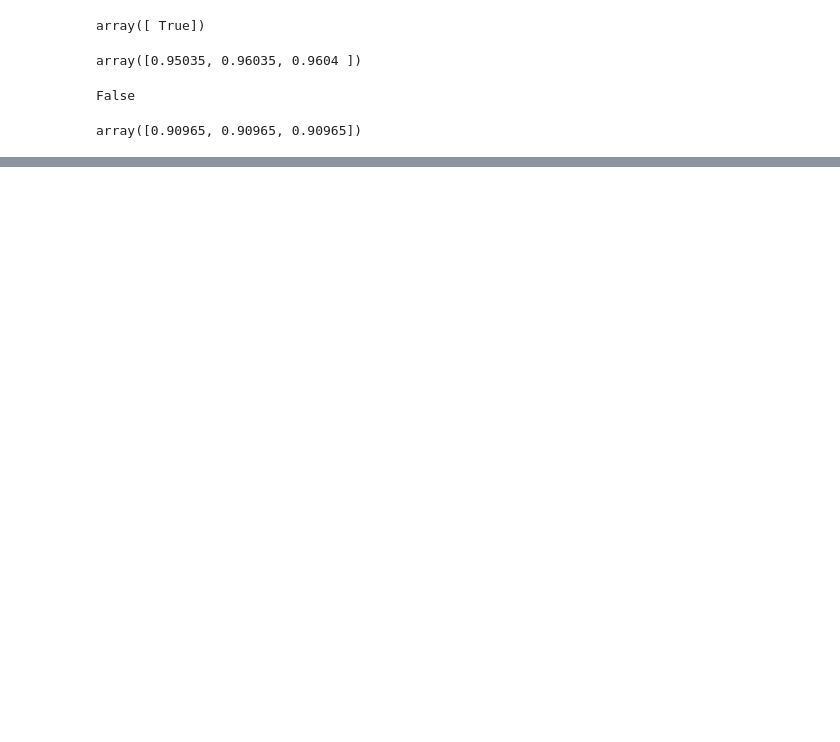
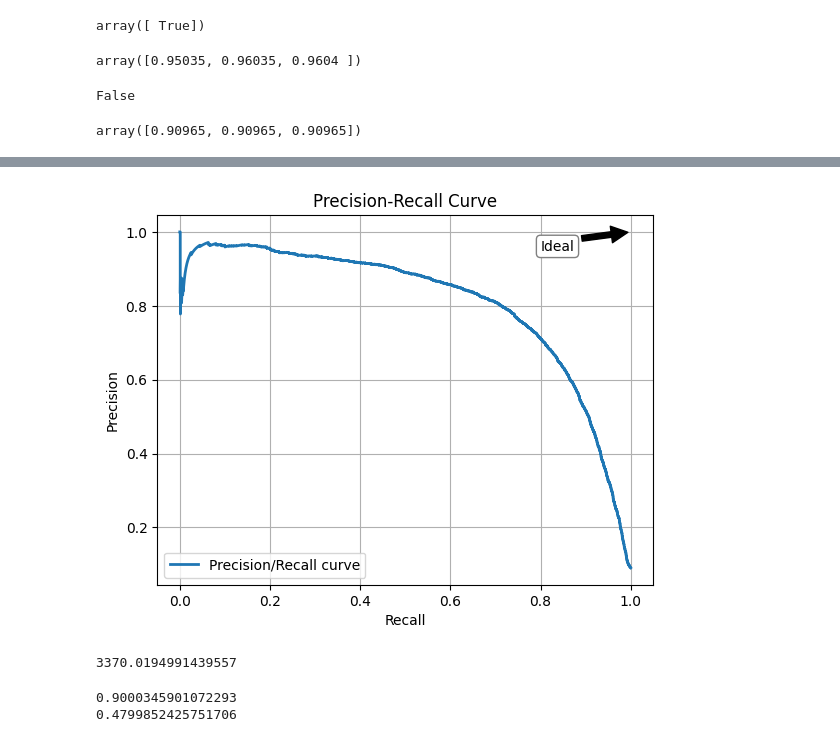
Before and after one commit to sujalcharati/ai-ml, a Jupyter notebook: chapter_3/main.ipynb, the cells around one changed output, grey strips where cells are left out. Drawn from its saved outputs; the diff is of its cells as text; code cells hidden in the pictures; blank space fills up the shorter version.

```diff
--- a/chapter_3/main.ipynb
+++ b/chapter_3/main.ipynb
@@ -99,0 +235,38 @@ array([0.90965, 0.90965, 0.90965])
+# %%
+plt.plot(recalls, precisions, linewidth=2, label="Precision/Recall curve")
+plt.xlabel("Recall")
+plt.ylabel("Precision")
+plt.title("Precision-Recall Curve")
+plt.grid(True)
+plt.legend()
+plt.annotate(
+    "Ideal",
+    xy=(1, 1),
+    xytext=(0.8, 0.95),
+    arrowprops=dict(facecolor='black', shrink=0.05),
+    fontsize=10,
+    bbox=dict(boxstyle="round,pad=0.3", edgecolor="gray", facecolor="white")
+)
+plt.show()
+# %% [output]
+[figure, added]
+# %%
+# use the first such index where you can choose max precision
+
+idx_for_90_precision = ( precisions >= 0.90).argmax()
+th_90_prec = thresholds[idx_for_90_precision]
+print(th_90_prec)
+# %% [output]
+3370.0194991439557
+# %%
+# now do predict for it
+
+y_train_90_pred = (y_scores >= th_90_prec)
+
+p = precision_score(ytrain_5,y_train_90_pred)
+print(p)
+r = recall_score(ytrain_5,y_train_90_pred)
+print(r)
+# %% [output]
+0.9000345901072293
+0.4799852425751706
```
Also changed, not shown: parts of 16 cells of this notebook.
